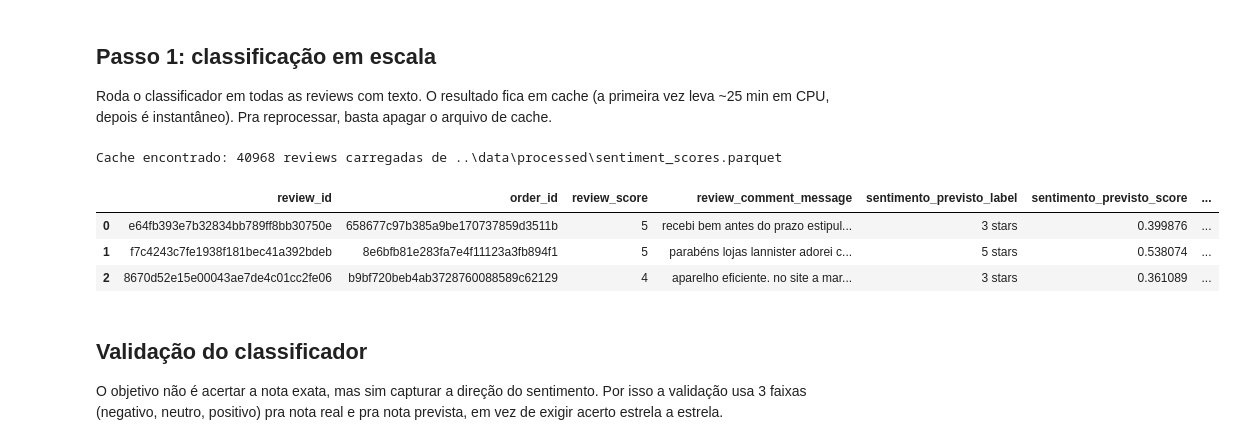
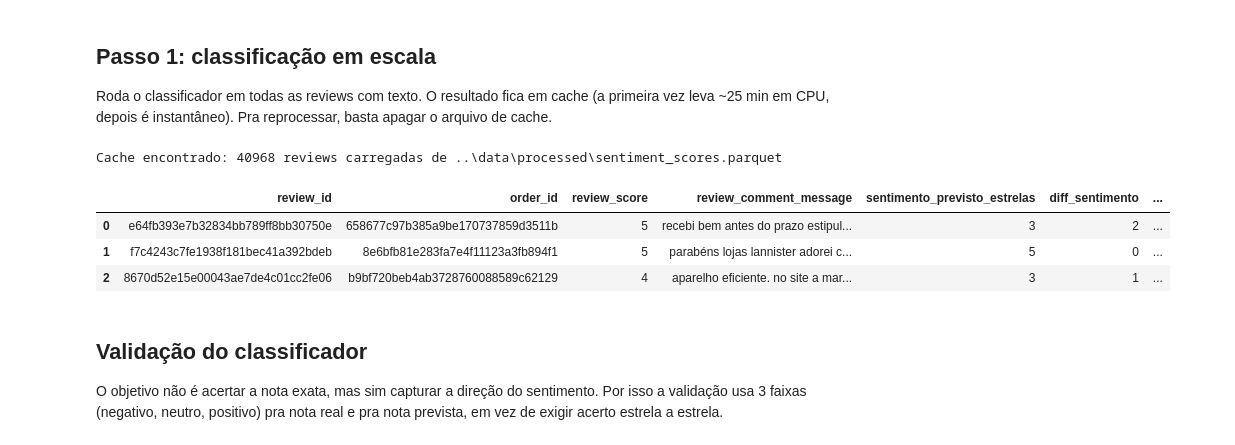
Before and after one commit to suecm03/brazilian_ecommerce, a Jupyter notebook: notebooks/automacao_ia_sentimento.ipynb, the cells around one changed output. Drawn from its saved outputs; the diff is of its cells as text; code cells hidden in the pictures.

```diff
--- a/notebooks/automacao_ia_sentimento.ipynb
+++ b/notebooks/automacao_ia_sentimento.ipynb
@@ -38,49 +35,50 @@ if CLASSIFICADOR_CACHE.exists():
     reviews = pd.read_parquet(CLASSIFICADOR_CACHE)
     print(f"Cache encontrado: {len(reviews)} reviews carregadas de {CLASSIFICADOR_CACHE}")
 else:
-    reviews = conn.sql("""
+    reviews = conn.sql('''
         SELECT
             review_id,
             order_id,
             review_score,
             review_comment_message
         FROM
             fct_reviews
         WHERE TRUE
             AND review_comment_message IS NOT NULL
-            AND TRIM(review_comment_message) != \'\'
-    """).df()
+            AND TRIM(review_comment_message) != ''
+    ''').df()
 
     print(f"Classificando {len(reviews)} reviews (~25 min em CPU)...")
     classificador = pipeline(
         "sentiment-analysis",
         model="nlptown/bert-base-multilingual-uncased-sentiment",
         truncation=True,
         max_length=128,
     )
 
     textos = reviews["review_comment_message"].tolist()
     resultados = []
     t0 = time.time()
     for i in range(0, len(textos), 32):
         lote = textos[i:i + 32]
         resultados.extend(classificador(lote, batch_size=32))
         if (i // 32) % 50 == 0:
             print(f"{i + len(lote)}/{len(textos)} - {time.time() - t0:.0f}s")
 
-    reviews["sentimento_previsto_label"] = [r["label"] for r in resultados]
-    reviews["sentimento_previsto_score"] = [r["score"] for r in resultados]
-    reviews["sentimento_previsto_estrelas"] = reviews["sentimento_previsto_label"].str.extract(r"(\d)").astype(int)
+    reviews["sentimento_previsto_estrelas"] = [int(r["label"][0]) for r in resultados]
+    reviews["diff_sentimento"] = (reviews["sentimento_previsto_estrelas"] - reviews["review_score"]).abs()
+    reviews["divergencia_forte"] = reviews["diff_sentimento"] >= 3
+
     reviews.to_parquet(CLASSIFICADOR_CACHE, index=False)
     print(f"Concluido em {(time.time() - t0)/60:.1f} min. Salvo em {CLASSIFICADOR_CACHE}")
 
 reviews.head(3)
 # %% [output]
 Cache encontrado: 40968 reviews carregadas de ..\data\processed\sentiment_scores.parquet
-|  | review_id | order_id | review_score | review_comment_message | sentimento_previsto_label | sentimento_previsto_score | ... |
-| 0 | e64fb393e7b32834bb789ff8bb30750e | 658677c97b385a9be170737859d3511b | 5 | recebi bem antes do prazo estipul... | 3 stars | 0.399876 | ... |
-| 1 | f7c4243c7fe1938f181bec41a392bdeb | 8e6bfb81e283fa7e4f11123a3fb894f1 | 5 | parabéns lojas lannister adorei c... | 5 stars | 0.538074 | ... |
-| 2 | 8670d52e15e00043ae7de4c01cc2fe06 | b9bf720beb4ab3728760088589c62129 | 4 | aparelho eficiente. no site a mar... | 3 stars | 0.361089 | ... |
+|  | review_id | order_id | review_score | review_comment_message | sentimento_previsto_estrelas | diff_sentimento | ... |
+| 0 | e64fb393e7b32834bb789ff8bb30750e | 658677c97b385a9be170737859d3511b | 5 | recebi bem antes do prazo estipul... | 3 | 2 | ... |
+| 1 | f7c4243c7fe1938f181bec41a392bdeb | 8e6bfb81e283fa7e4f11123a3fb894f1 | 5 | parabéns lojas lannister adorei c... | 5 | 0 | ... |
+| 2 | 8670d52e15e00043ae7de4c01cc2fe06 | b9bf720beb4ab3728760088589c62129 | 4 | aparelho eficiente. no site a mar... | 3 | 1 | ... |
 # %% [markdown]
 ## Validação do classificador
 
```
Also changed, not shown: parts of 12 cells of this notebook, 7 other files.
